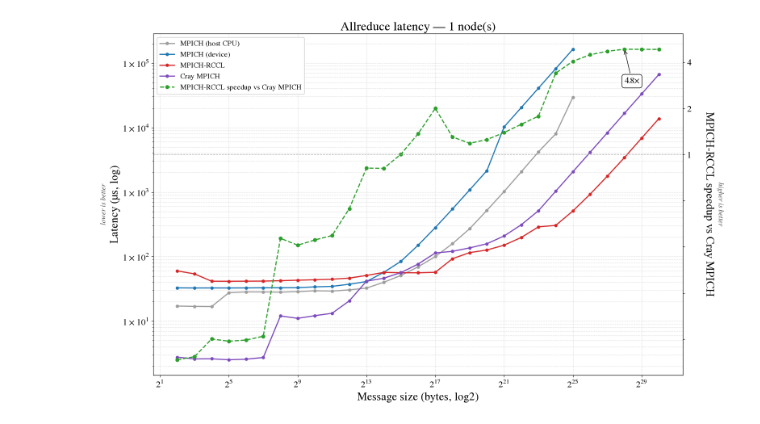
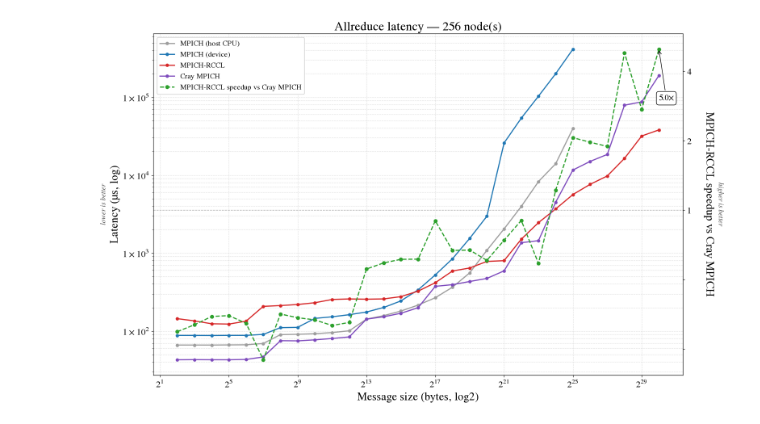
Before and after one commit to ggracelii/mpich-rccl, a Jupyter notebook: frontier/plots/plot.ipynb, the cells around one changed output. Saved outputs shown, nothing was run; the diff lists cells and outputs as text; code cells hidden in the pictures.

```diff
--- a/frontier/plots/plot.ipynb
+++ b/frontier/plots/plot.ipynb
@@ -213,9 +217,9 @@ def plot_crossover(baseline="D", annotate=True, vmax=None):
                    style="italic", color="#444444", annotation_clip=False)
     finish(fig)
 # %%
-plot_latency_vs_size(1)          # node count: 1, 2, 4, 8, 16, 32, 64, ...
+plot_latency_vs_size(256)          # node count: 1, 2, 4, 8, ... 1024, 2048, 4096
 # %% [output]
-[figure, old version]
+[figure, new version]
 # %%
 plot_speedup_vs_size("D")        # baseline: "D"=Cray, "B"=MPICH (device)
 # %%
```
Also changed, not shown: parts of 4 cells of this notebook, 3 other files.
